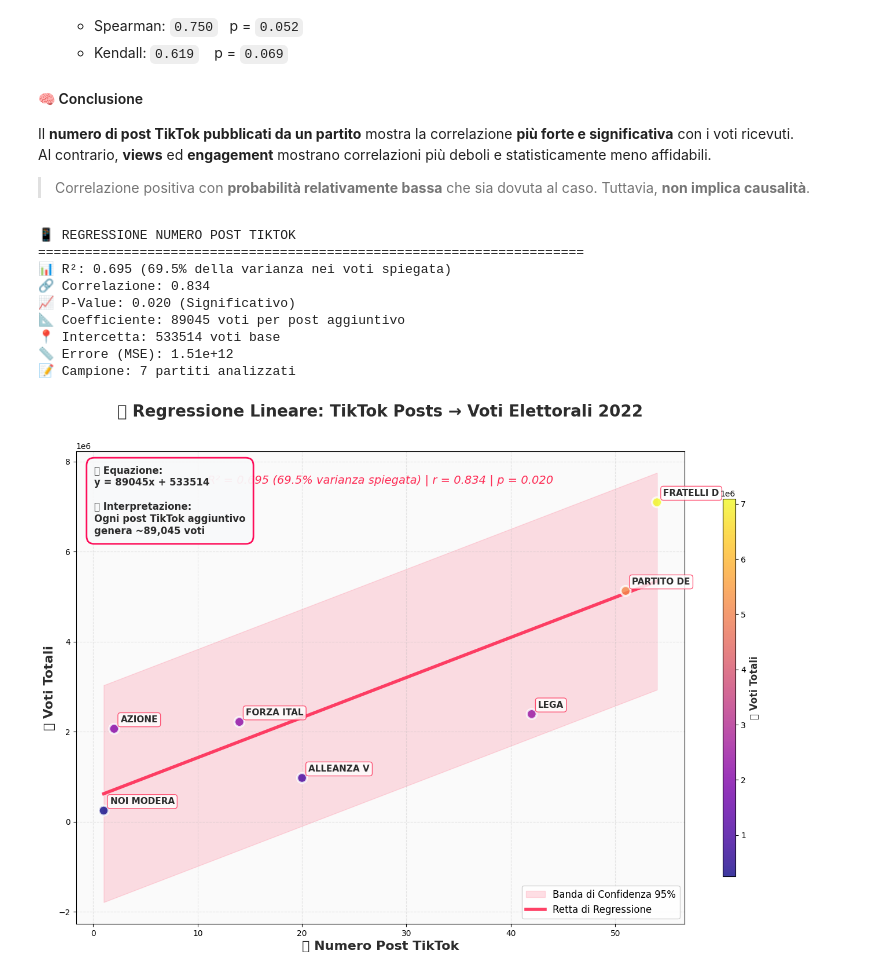
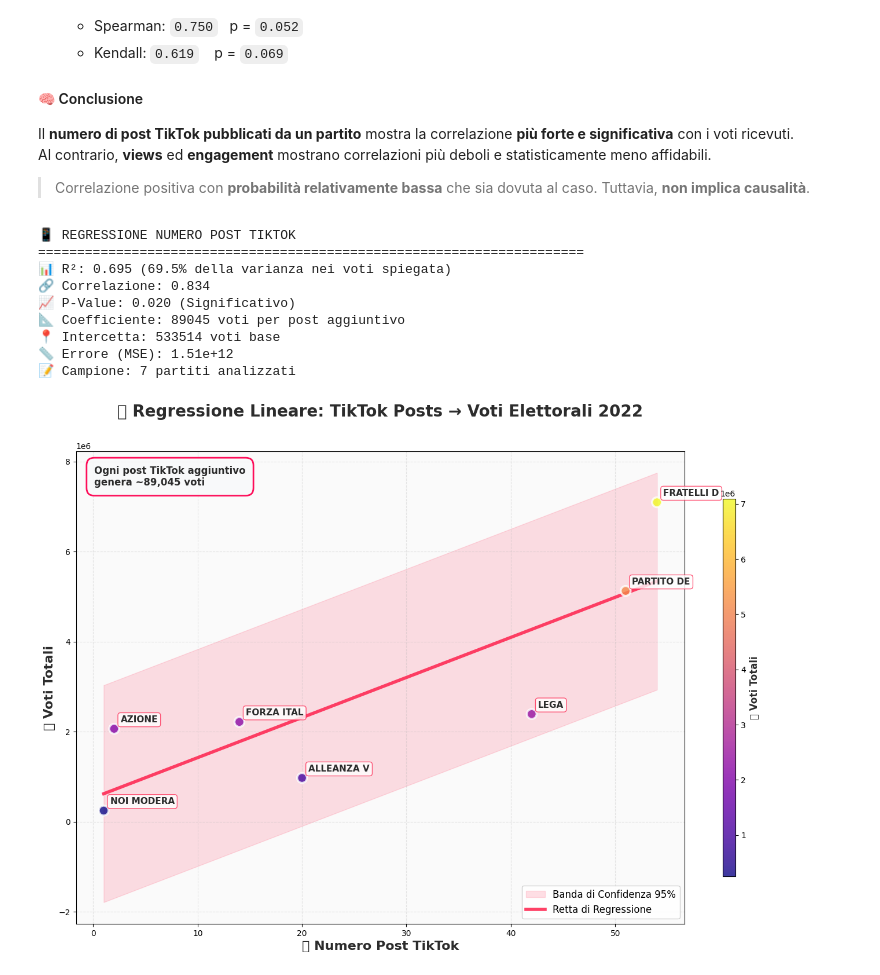
Before and after one commit to lilSultano/analisi-engagement-tiktok-elezioni-2022, a Jupyter notebook: finale.ipynb, the cells around one changed output. Drawn from its saved outputs; the diff is of its cells as text; code cells hidden in the pictures.

```diff
--- a/finale.ipynb
+++ b/finale.ipynb
@@ -668,19 +668,14 @@ ax.set_ylabel('🗳️ Voti Totali', fontweight='bold', fontsize=16, color=COLOR
 
 # Titolo con statistiche
 title = f'📊 Regressione Lineare: TikTok Posts → Voti Elettorali 2022\n'
-subtitle = f'R² = {r2:.3f} ({r2*100:.1f}% varianza spiegata) | r = {corr:.3f} | p = {p_value:.3f}'
 ax.set_title(title, fontsize=20, fontweight='bold', color=COLORS['dark'], pad=20)
-ax.text(0.5, 0.95, subtitle, transform=ax.transAxes,
-        ha='center', va='top', fontsize=14,
-        style='italic', color=COLORS['accent'])
 
 # Grid elegante
 ax.grid(True, alpha=0.3, linestyle='--', linewidth=0.8)
 ax.set_facecolor('#FAFAFA')
 
 # Equazione matematica stilizzata
-equation = f'y = {model.coef_[0]:.0f}x + {model.intercept_:.0f}'
-textstr = f'📐 Equazione:\n{equation}\n\n📈 Interpretazione:\nOgni post TikTok aggiuntivo\ngenera ~{model.coef_[0]:,.0f} voti'
+textstr = f'Ogni post TikTok aggiuntivo\ngenera ~{model.coef_[0]:,.0f} voti'
 
 props = dict(boxstyle='round,pad=0.8',
              facecolor=COLORS['light'],
@@ -701,32 +696,32 @@ cbar.ax.tick_params(labelsize=10)
 
 # Legenda
 ax.legend(loc='lower right', fontsize=12, framealpha=0.9)
 
 # Layout finale
 plt.tight_layout()
 plt.subplots_adjust(top=0.88)
 
 # Statistiche in output
 print("📱 REGRESSIONE NUMERO POST TIKTOK")
 print("=" * 70)
 print(f"📊 R²: {r2:.3f} ({r2*100:.1f}% della varianza nei voti spiegata)")
 print(f"🔗 Correlazione: {corr:.3f}")
 print(f"📈 P-Value: {p_value:.3f} ({'Significativo' if p_value < 0.05 else 'Non significativo'})")
 print(f"📐 Coefficiente: {model.coef_[0]:.0f} voti per post aggiuntivo")
 print(f"📍 Intercetta: {model.intercept_:.0f} voti base")
 print(f"📏 Errore (MSE): {mean_squared_error(y, y_pred):.2e}")
 print(f"📝 Campione: {len(valid_data)} partiti analizzati")
 
 plt.show()
 # %% [output]
 📱 REGRESSIONE NUMERO POST TIKTOK
 ======================================================================
 📊 R²: 0.695 (69.5% della varianza nei voti spiegata)
 🔗 Correlazione: 0.834
 📈 P-Value: 0.020 (Significativo)
 📐 Coefficiente: 89045 voti per post aggiuntivo
 📍 Intercetta: 533514 voti base
 📏 Errore (MSE): 1.51e+12
 📝 Campione: 7 partiti analizzati
-[figure, old version]
+[figure, new version]
 # %%
```
Also changed, not shown: parts of 4 cells of this notebook.
